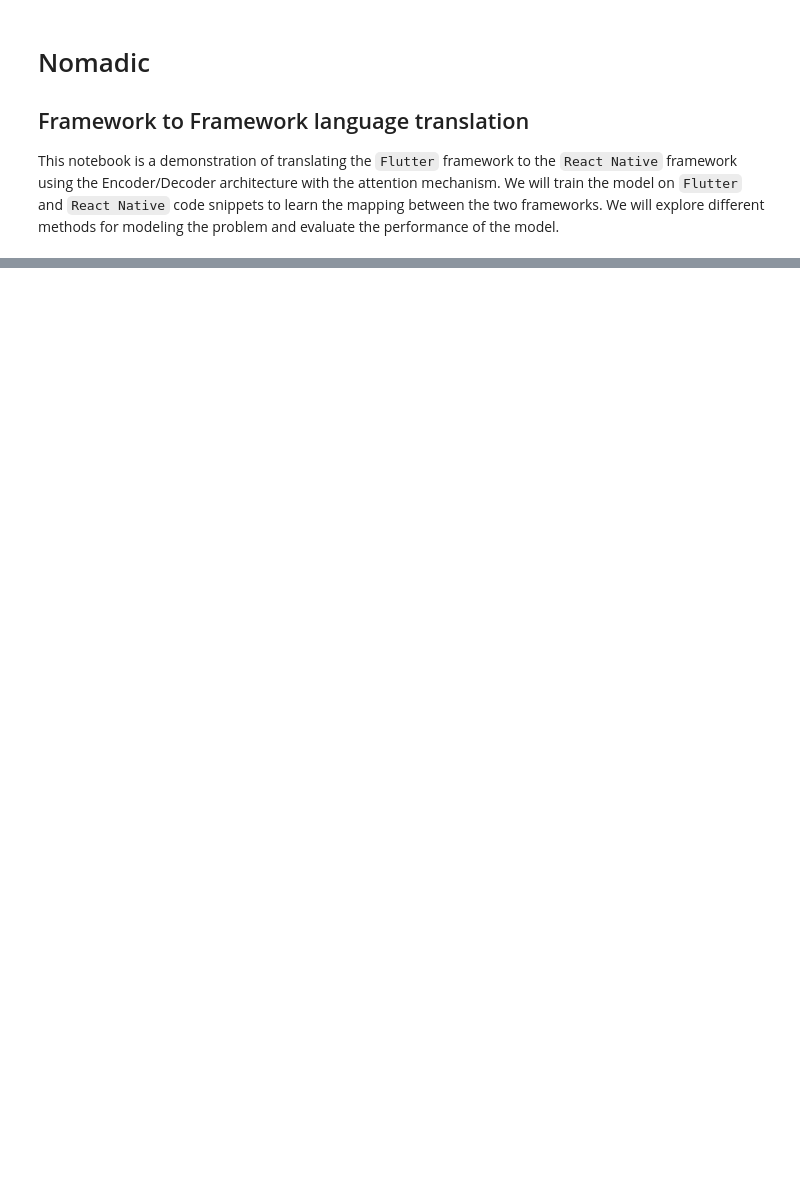
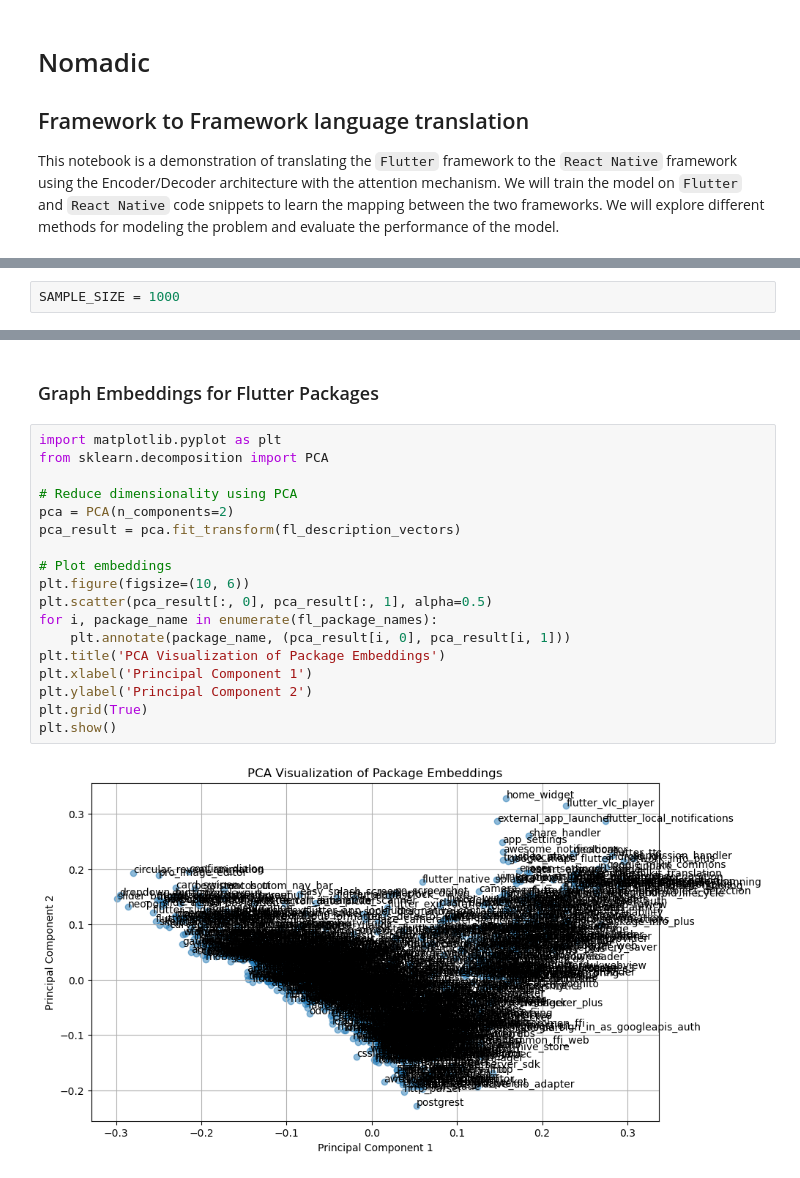
Before and after one commit to fraimwork/fraimwork, a Jupyter notebook: main.ipynb, the cells around one changed output, grey strips where cells are left out. Cells and saved outputs as stored; diff of their text form; blank space fills up the shorter version.

Commit message:
Vector Embeddings for Flutter and React

```diff
--- a/main.ipynb
+++ b/main.ipynb
@@ -9,0 +6,2 @@ Word2Vec is a popular technique for learning vector representations of words. We
+# %%
+SAMPLE_SIZE = 1000
@@ -118,0 +96,22 @@ Similarity between 'widget' and 'package': 0.5993923
+# %% [markdown]
+### Graph Embeddings for Flutter Packages
+# %%
+import matplotlib.pyplot as plt
+from sklearn.decomposition import PCA
+
+# Reduce dimensionality using PCA
+pca = PCA(n_components=2)
+pca_result = pca.fit_transform(fl_description_vectors)
+
+# Plot embeddings
+plt.figure(figsize=(10, 6))
+plt.scatter(pca_result[:, 0], pca_result[:, 1], alpha=0.5)
+for i, package_name in enumerate(fl_package_names):
+    plt.annotate(package_name, (pca_result[i, 0], pca_result[i, 1]))
+plt.title('PCA Visualization of Package Embeddings')
+plt.xlabel('Principal Component 1')
+plt.ylabel('Principal Component 2')
+plt.grid(True)
+plt.show()
+# %% [output]
+[figure, added]
```
Also changed, not shown: parts of 15 cells of this notebook, 2 other files.
